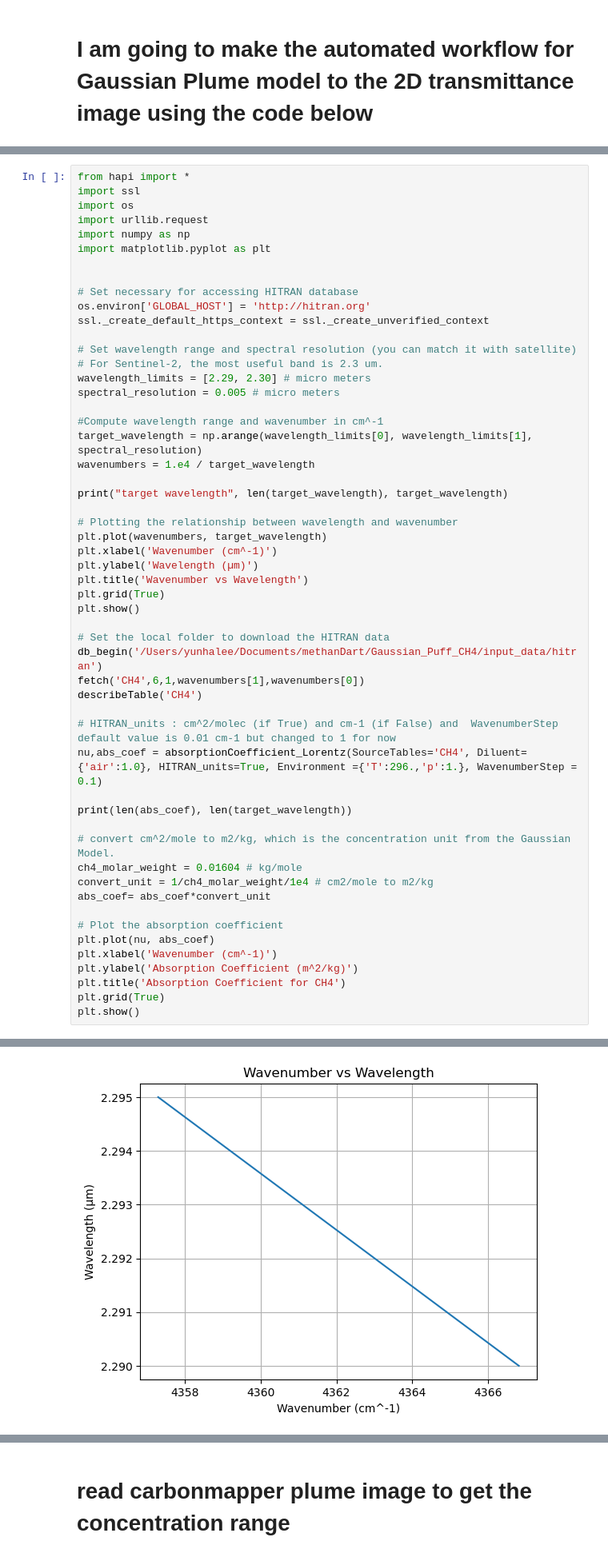
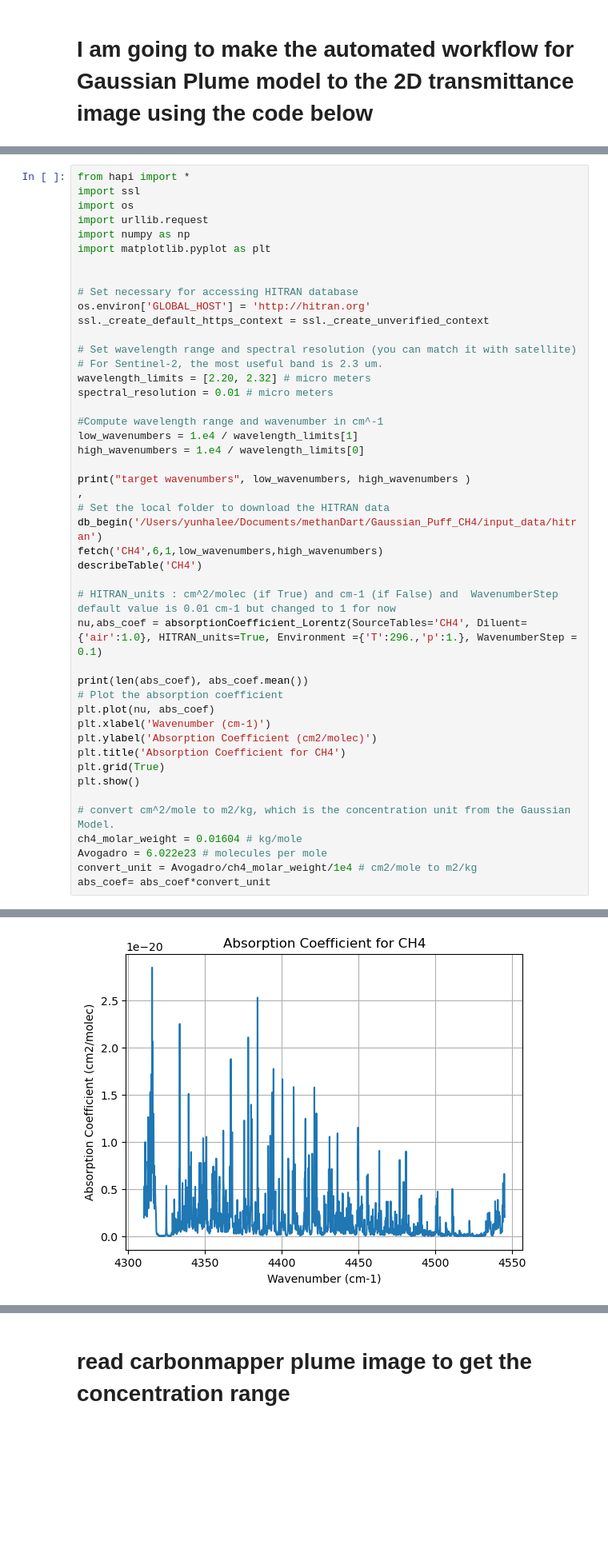
Before and after one commit to yunhal/CH4_dispersion, a Jupyter notebook: code/automated_script.ipynb, the cells around one changed output, grey strips where cells are left out. Shown at 80% size. Cells and saved outputs as stored; diff of their text form; blank space fills up the shorter version.

```diff
--- a/code/automated_script.ipynb
+++ b/code/automated_script.ipynb
@@ -131,43 +131,35 @@ ssl._create_default_https_context = ssl._create_unverified_context
 
 # Set wavelength range and spectral resolution (you can match it with satellite)
 # For Sentinel-2, the most useful band is 2.3 um.
-wavelength_limits = [2.29, 2.30] # micro meters
-spectral_resolution = 0.005 # micro meters
+wavelength_limits = [2.20, 2.32] # micro meters
+spectral_resolution = 0.01 # micro meters
 
 #Compute wavelength range and wavenumber in cm^-1
-target_wavelength = np.arange(wavelength_limits[0], wavelength_limits[1], spectral_resolution)
-wavenumbers = 1.e4 / target_wavelength
+low_wavenumbers = 1.e4 / wavelength_limits[1]
+high_wavenumbers = 1.e4 / wavelength_limits[0]
 
-print("target wavelength", len(target_wavelength), target_wavelength)
-
-# Plotting the relationship between wavelength and wavenumber
-plt.plot(wavenumbers, target_wavelength)
-plt.xlabel('Wavenumber (cm^-1)')
-plt.ylabel('Wavelength (µm)')
-plt.title('Wavenumber vs Wavelength')
-plt.grid(True)
-plt.show()
-
+print("target wavenumbers", low_wavenumbers, high_wavenumbers )
+,
 # Set the local folder to download the HITRAN data
 db_begin('/Users/yunhalee/Documents/methanDart/Gaussian_Puff_CH4/input_data/hitran')
-fetch('CH4',6,1,wavenumbers[1],wavenumbers[0])
+fetch('CH4',6,1,low_wavenumbers,high_wavenumbers)
 describeTable('CH4')
 
 # HITRAN_units : cm^2/molec (if True) and cm-1 (if False) and  WavenumberStep default value is 0.01 cm-1 but changed to 1 for now
 nu,abs_coef = absorptionCoefficient_Lorentz(SourceTables='CH4', Diluent={'air':1.0}, HITRAN_units=True, Environment ={'T':296.,'p':1.}, WavenumberStep = 0.1)
 
-print(len(abs_coef), len(target_wavelength))
+print(len(abs_coef), abs_coef.mean())
+# Plot the absorption coefficient
+plt.plot(nu, abs_coef)
+plt.xlabel('Wavenumber (cm-1)')
+plt.ylabel('Absorption Coefficient (cm2/molec)')
+plt.title('Absorption Coefficient for CH4')
+plt.grid(True)
+plt.show()
 
 # convert cm^2/mole to m2/kg, which is the concentration unit from the Gaussian Model.
 ch4_molar_weight = 0.01604 # kg/mole
-convert_unit = 1/ch4_molar_weight/1e4 # cm2/mole to m2/kg
+Avogadro = 6.022e23 # molecules per mole
+convert_unit = Avogadro/ch4_molar_weight/1e4 # cm2/mole to m2/kg
 abs_coef= abs_coef*convert_unit
-
-# Plot the absorption coefficient
-plt.plot(nu, abs_coef)
-plt.xlabel('Wavenumber (cm^-1)')
-plt.ylabel('Absorption Coefficient (m^2/kg)')
-plt.title('Absorption Coefficient for CH4')
-plt.grid(True)
-plt.show()
 # %% [output]
@@ -175 +183 @@ target wavelength 2 [2.29  2.295]
-[figure, old version]
+[figure, new version]
```
Also changed, not shown: parts of 6 cells of this notebook, 1 other file.
